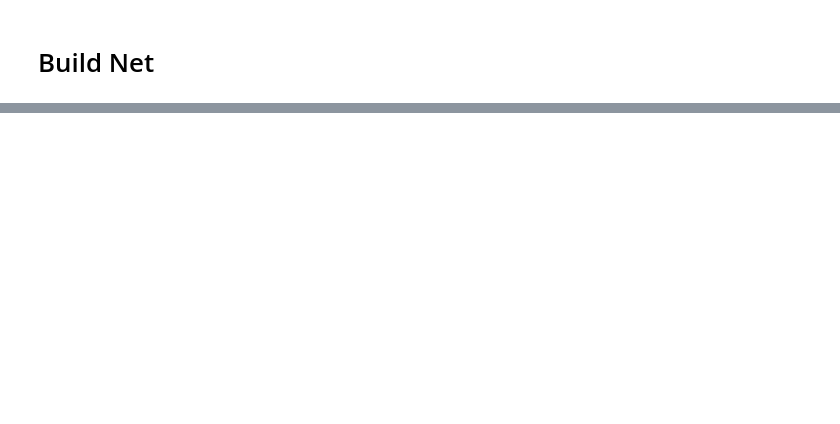
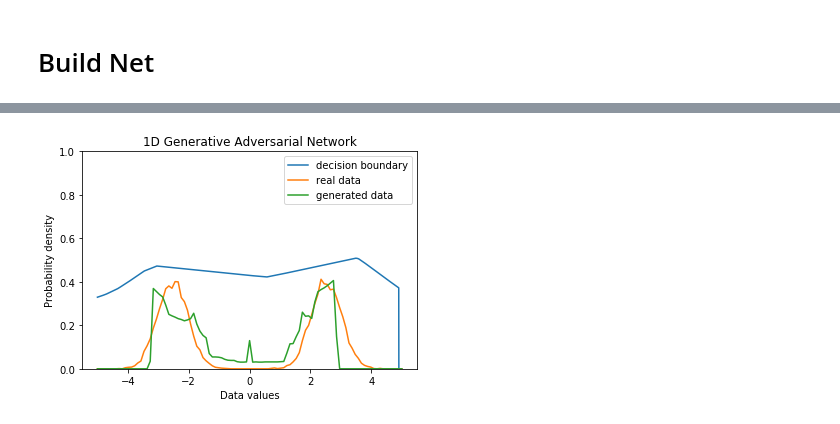
Before and after one commit to moono/moo-dl-practice, a Jupyter notebook: Work-place/GAN-1d-mixture-of-gaussian-again.ipynb, the cells around one changed output, grey strips where cells are left out. Drawn from its saved outputs; the diff is of its cells as text; code cells hidden in the pictures; blank space fills up the shorter version.

```diff
--- a/Work-place/GAN-1d-mixture-of-gaussian-again.ipynb
+++ b/Work-place/GAN-1d-mixture-of-gaussian-again.ipynb
@@ -191,0 +263,4 @@ plt.title('last generated sample at trainig')
+# %%
+plot_distributions(samps, data_range)
+# %% [output]
+[figure, added]
```
Also changed, not shown: parts of 20 cells of this notebook.
